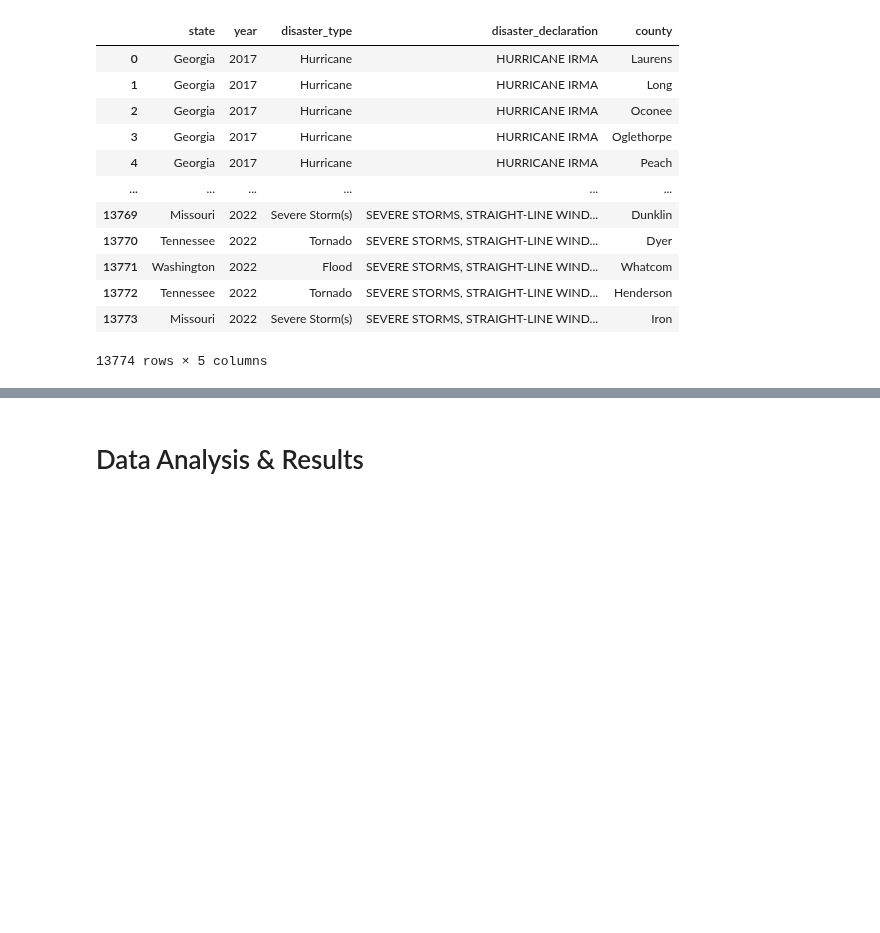
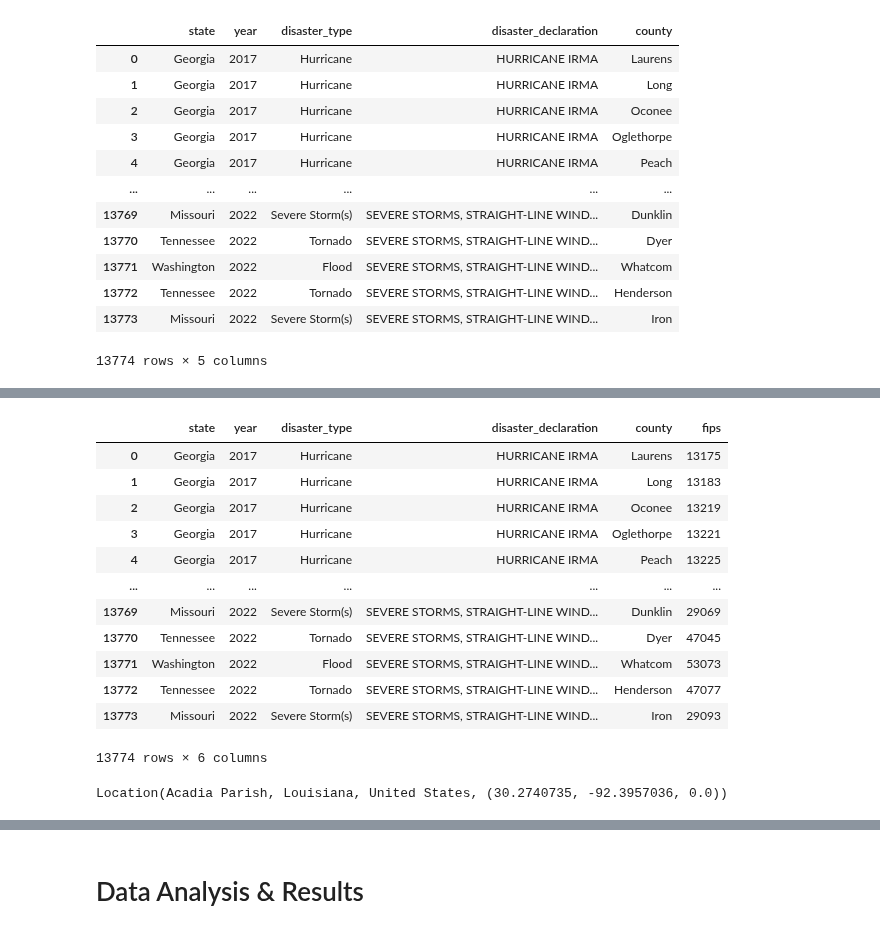
Before and after one commit to tyler-le/Natural-Disaster-Analysis, a Jupyter notebook: FinalProjectGroup013-Wi22.ipynb, the cells around one changed output, grey strips where cells are left out. Drawn from its saved outputs; the diff is of its cells as text; code cells hidden in the pictures; blank space fills up the shorter version.

```diff
--- a/FinalProjectGroup013-Wi22.ipynb
+++ b/FinalProjectGroup013-Wi22.ipynb
@@ -228,0 +278,53 @@ county_fips
+# %%
+af = addfips.AddFIPS()
+def find_fips(x):
+    county = x['county'].strip()
+    state = x['state'].strip()
+    fips = af.get_county_fips(county,state=state)
+    return str(fips)
+# def findLong(x):
+#     county = x['county'].strip()
+#     state = x['state'].strip()
+#     county_state = county + ' County, ' + state
+#     geolocator = Nominatim(user_agent='find_long')
+#     loc = geolocator.geocode(county_state)
+#     return loc.longitude
+# def findLat(x):
+#     county = x['county'].strip()
+#     state = x['state'].strip()
+#     county_state = county + ' County, ' + state
+#     geolocator = Nominatim(user_agent='find_long')
+#     loc = geolocator.geocode(county_state)
+#     return loc.latitude
+tqdm.pandas()
+dfrq_df['fips'] = dfrq_df.progress_apply(find_fips,axis=1)
+# dfrq_df['long'] = dfrq_df.progress_apply(findLong,axis=1)
+# dfrq_df['lat'] = dfrq_df.progress_apply(findLat,axis=1)
+# long = []
+# lat = []
+# for i in range(len(dfrq_df)):
+#     if findGeocode(dfrq_df.loc[i,'county'],dfrq_df.loc[i,'state']) != None:
+#         loc = findGeocode(dfrq_df.loc[i,'county'],dfrq_df.loc[i,'state'])
+#         lat.append(loc.latitude)
+#         long.append(loc.longitude)
+#         print(i)
+#     else:
+#         lat.append(np.nan)
+#         long.append(np.nan)
+# dfrq_df['long'] = long
+# dfrq_df['lat'] = lat
+dfrq_df
+# %% [output]
+|  | state | year | disaster_type | disaster_declaration | county | fips |
+| 0 | Georgia | 2017 | Hurricane | HURRICANE IRMA | Laurens | 13175 |
+| 1 | Georgia | 2017 | Hurricane | HURRICANE IRMA | Long | 13183 |
+| 2 | Georgia | 2017 | Hurricane | HURRICANE IRMA | Oconee | 13219 |
+| 3 | Georgia | 2017 | Hurricane | HURRICANE IRMA | Oglethorpe | 13221 |
+| 4 | Georgia | 2017 | Hurricane | HURRICANE IRMA | Peach | 13225 |
+| ... | ... | ... | ... | ... | ... | ... |
+| 13769 | Missouri | 2022 | Severe Storm(s) | SEVERE STORMS, STRAIGHT-LINE WIND... | Dunklin | 29069 |
+| 13770 | Tennessee | 2022 | Tornado | SEVERE STORMS, STRAIGHT-LINE WIND... | Dyer | 47045 |
+| 13771 | Washington | 2022 | Flood | SEVERE STORMS, STRAIGHT-LINE WIND... | Whatcom | 53073 |
+| 13772 | Tennessee | 2022 | Tornado | SEVERE STORMS, STRAIGHT-LINE WIND... | Henderson | 47077 |
+| 13773 | Missouri | 2022 | Severe Storm(s) | SEVERE STORMS, STRAIGHT-LINE WIND... | Iron | 29093 |
+13774 rows × 6 columns
@@ -228,0 +352,4 @@ county_fips
+# %%
+geolocator.geocode('Acadia Parish, Louisiana')
+# %% [output]
+Location(Acadia Parish, Louisiana, United States, (30.2740735, -92.3957036, 0.0))
```
Also changed, not shown: parts of 16 cells of this notebook, 1 other file.
